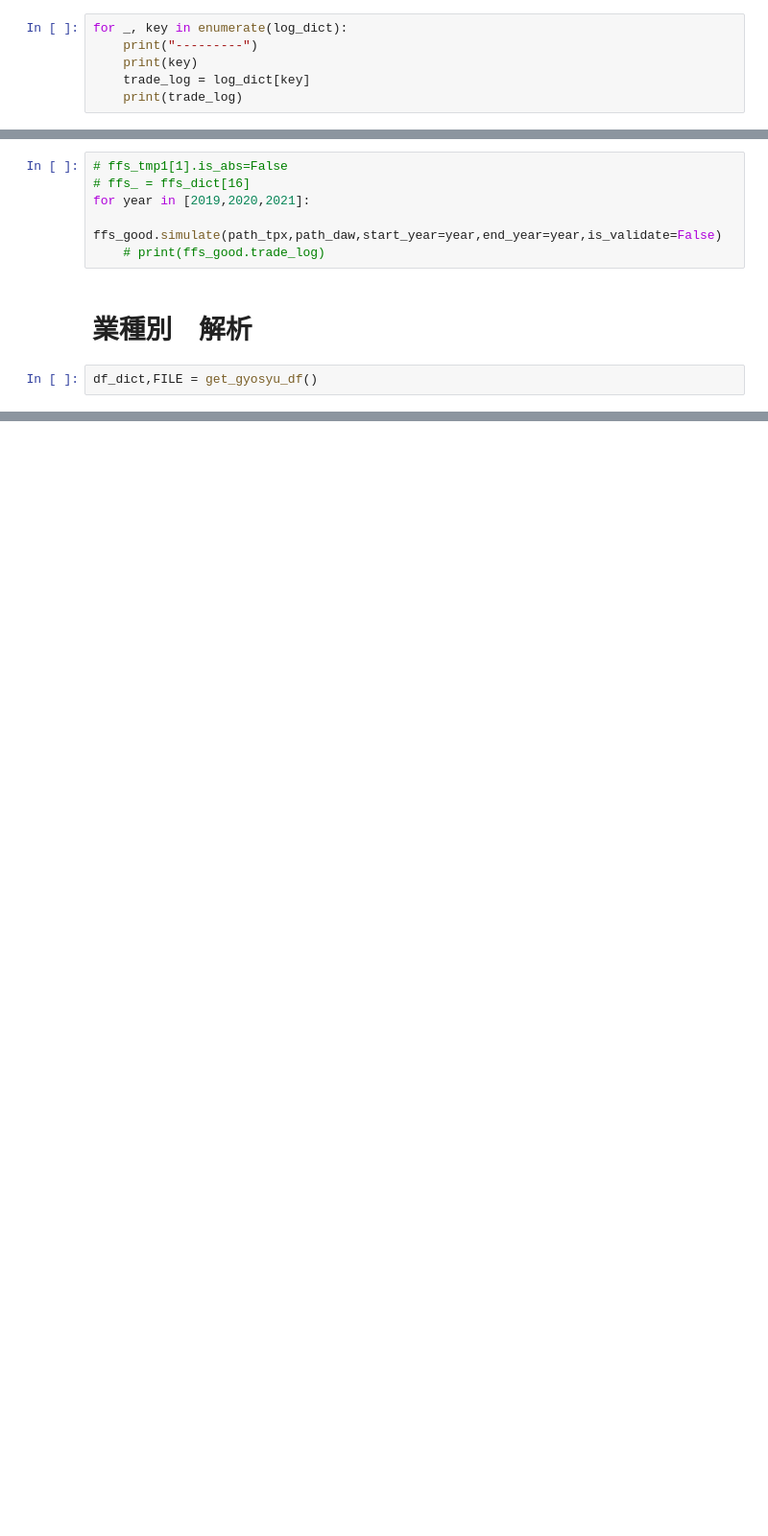
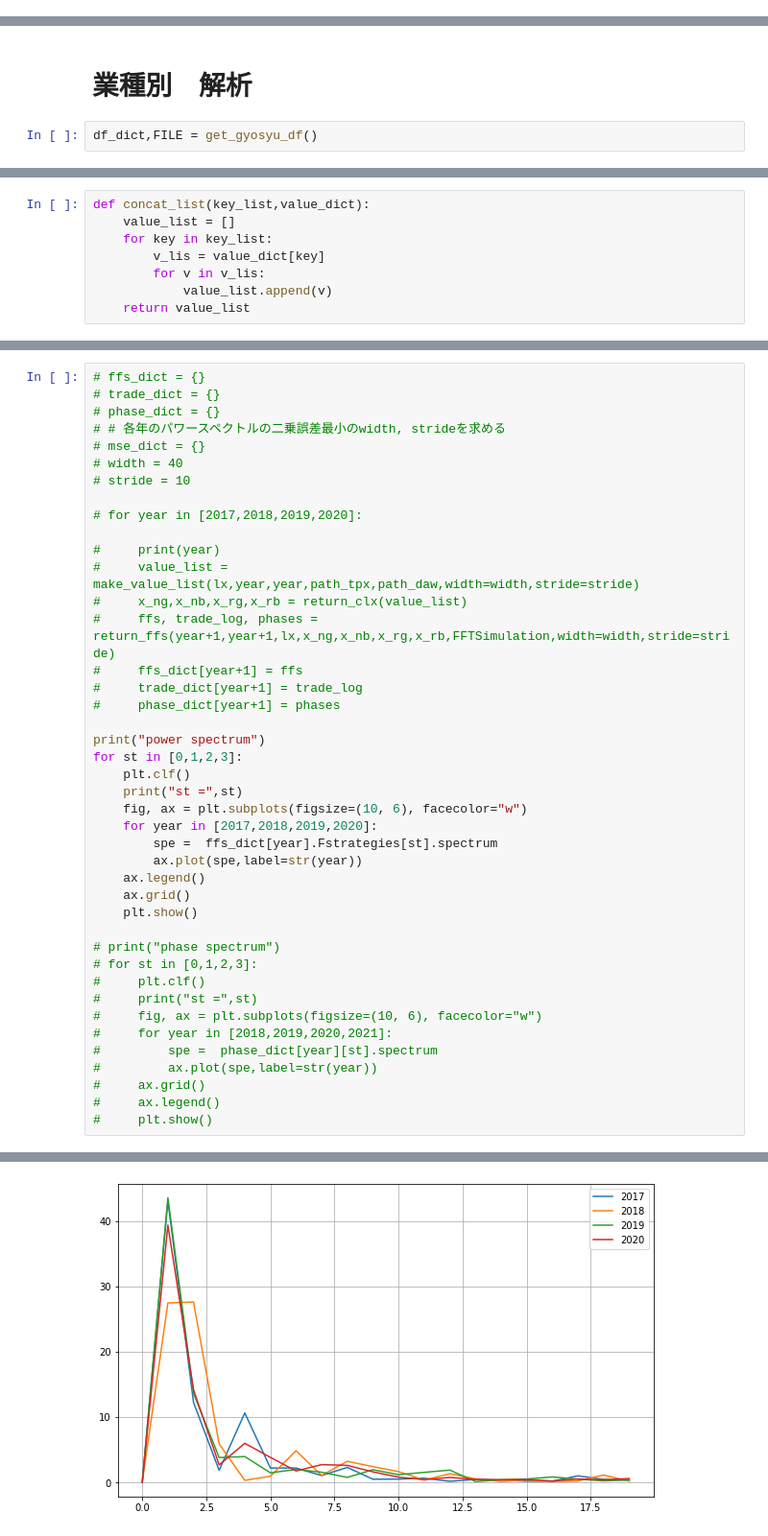
Before and after one commit to yodarjeering/New_XGB, a Jupyter notebook: ResearchFeature.ipynb, the cells around one changed output, grey strips where cells are left out. Shown: that part at 96% size. Cells and saved outputs as stored; diff of their text form; blank space fills up the shorter version.

```diff
--- a/ResearchFeature.ipynb
+++ b/ResearchFeature.ipynb
@@ -302,6 +77,0 @@ trigger_count : 0
-# %%
-for _, key in enumerate(log_dict):
-    print("---------")
-    print(key)
-    trade_log = log_dict[key]
-    print(trade_log)
@@ -320,9 +78,3 @@ ffs_good = load_pickle(save_path)
-# %%
-# ffs_tmp1[1].is_abs=False
-# ffs_ = ffs_dict[16]
-for year in [2019,2020,2021]:
-    ffs_good.simulate(path_tpx,path_daw,start_year=year,end_year=year,is_validate=False)
-    # print(ffs_good.trade_log)
 # %% [markdown]
 # 業種別　解析
 # %%
@@ -354,0 +300,8 @@ JOUHOU_TSUUSIN
+# %%
+def concat_list(key_list,value_dict):
+    value_list = []
+    for key in key_list:
+        v_lis = value_dict[key]
+        for v in v_lis:
+            value_list.append(v)
+    return value_list
@@ -354,0 +473,43 @@ JOUHOU_TSUUSIN
+# %%
+# ffs_dict = {}
+# trade_dict = {}
+# phase_dict = {}
+# # 各年のパワースペクトルの二乗誤差最小のwidth, strideを求める
+# mse_dict = {}
+# width = 40
+# stride = 10
+
+# for year in [2017,2018,2019,2020]:
+
+#     print(year)
+#     value_list = make_value_list(lx,year,year,path_tpx,path_daw,width=width,stride=stride)
+#     x_ng,x_nb,x_rg,x_rb = return_clx(value_list)
+#     ffs, trade_log, phases = return_ffs(year+1,year+1,lx,x_ng,x_nb,x_rg,x_rb,FFTSimulation,width=width,stride=stride)
+#     ffs_dict[year+1] = ffs
+#     trade_dict[year+1] = trade_log
+#     phase_dict[year+1] = phases
+
+print("power spectrum")
+for st in [0,1,2,3]:
+    plt.clf()
+    print("st =",st)
+    fig, ax = plt.subplots(figsize=(10, 6), facecolor="w")
+    for year in [2017,2018,2019,2020]:
+        spe =  ffs_dict[year].Fstrategies[st].spectrum
+        ax.plot(spe,label=str(year))
+    ax.legend()
+    ax.grid()
+    plt.show()
+
+# print("phase spectrum")
+# for st in [0,1,2,3]:
+#     plt.clf()
+#     print("st =",st)
+#     fig, ax = plt.subplots(figsize=(10, 6), facecolor="w")
+#     for year in [2018,2019,2020,2021]:
+#         spe =  phase_dict[year][st].spectrum
+#         ax.plot(spe,label=str(year))
+#     ax.grid()
+#     ax.legend()
+#     plt.show()
+# %% [output]
@@ -354,0 +519 @@ JOUHOU_TSUUSIN
+[figure, added]
```
Also changed, not shown: parts of 48 cells of this notebook.
